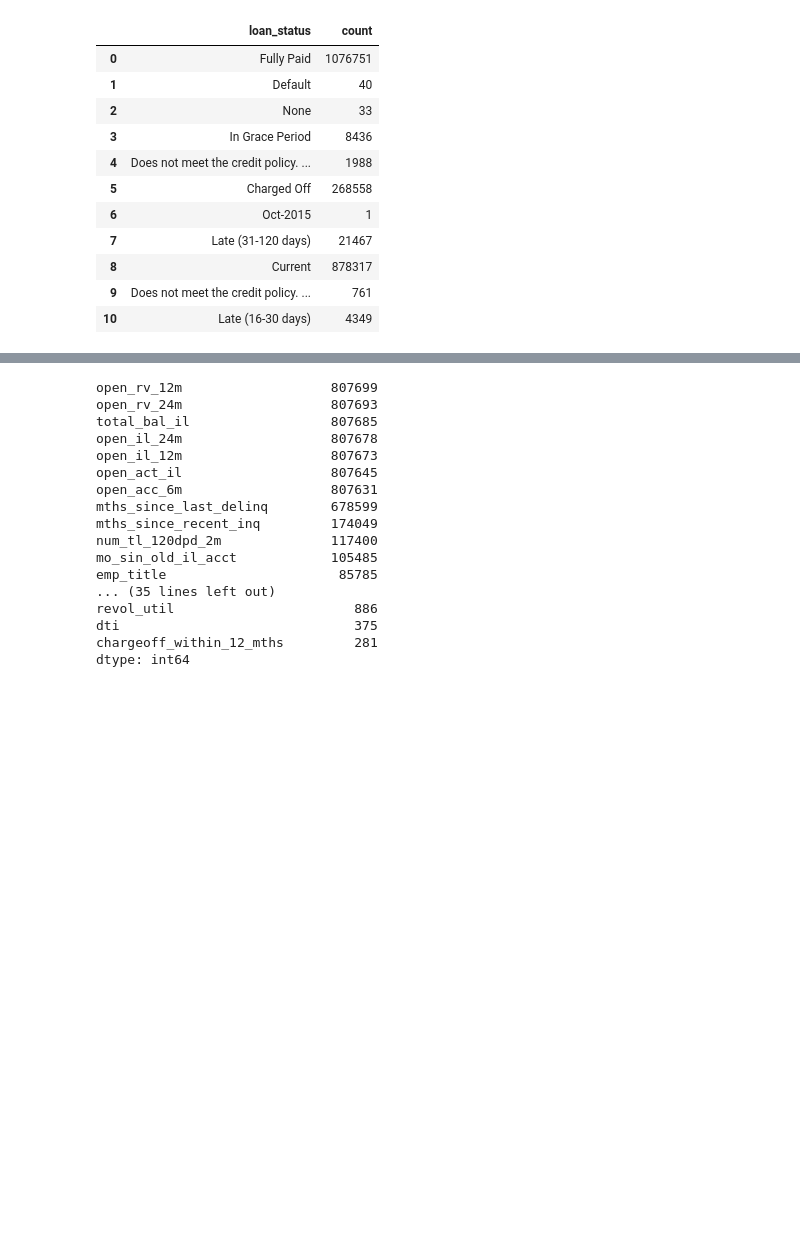
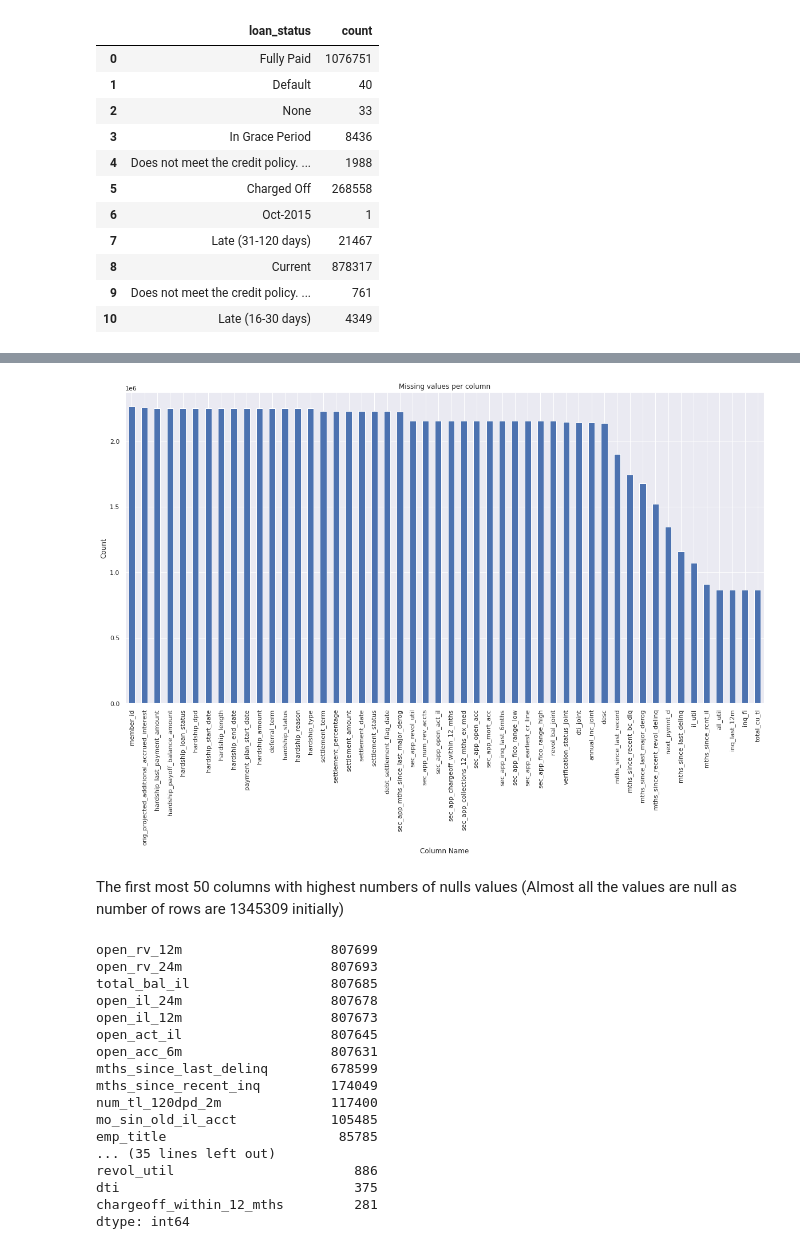
Before and after one commit to Abdulrahman-Khalid/bigdata-predict-loan-payback, a Jupyter notebook: loan_prediction.ipynb, the cells around one changed output, grey strips where cells are left out. Cells and saved outputs as stored; diff of their text form; code cells hidden in the pictures; blank space fills up the shorter version.

```diff
--- a/loan_prediction.ipynb
+++ b/loan_prediction.ipynb
@@ -141,2 +199,0 @@ df.groupBy("loan_status").count().toPandas()
-# %%
-df = df.drop('id', 'pymnt_plan', 'hardship_flag', 'out_prncp', 'out_prncp_inv', 'policy_code')
@@ -179,4 +252,13 @@ max_bal_bc                                     807700
 dtype: int64
+# %%
+plt.figure(figsize=(20,10))
+to_drop.sum().sort_values(ascending=False).head(50).plot.bar(title='Missing values per column')
+plt.xlabel("Column Name")
+plt.ylabel("Count");
+# %% [output]
+[figure, added]
+# %% [markdown]
+The first most 50 columns with highest numbers of nulls values (Almost all the values are null as number of rows are 1345309 initially)
 # %%
 to_drop.sum().sort_values(ascending=False)[50:].head(50)
 # %% [output]
```
Also changed, not shown: parts of 100 cells of this notebook.
